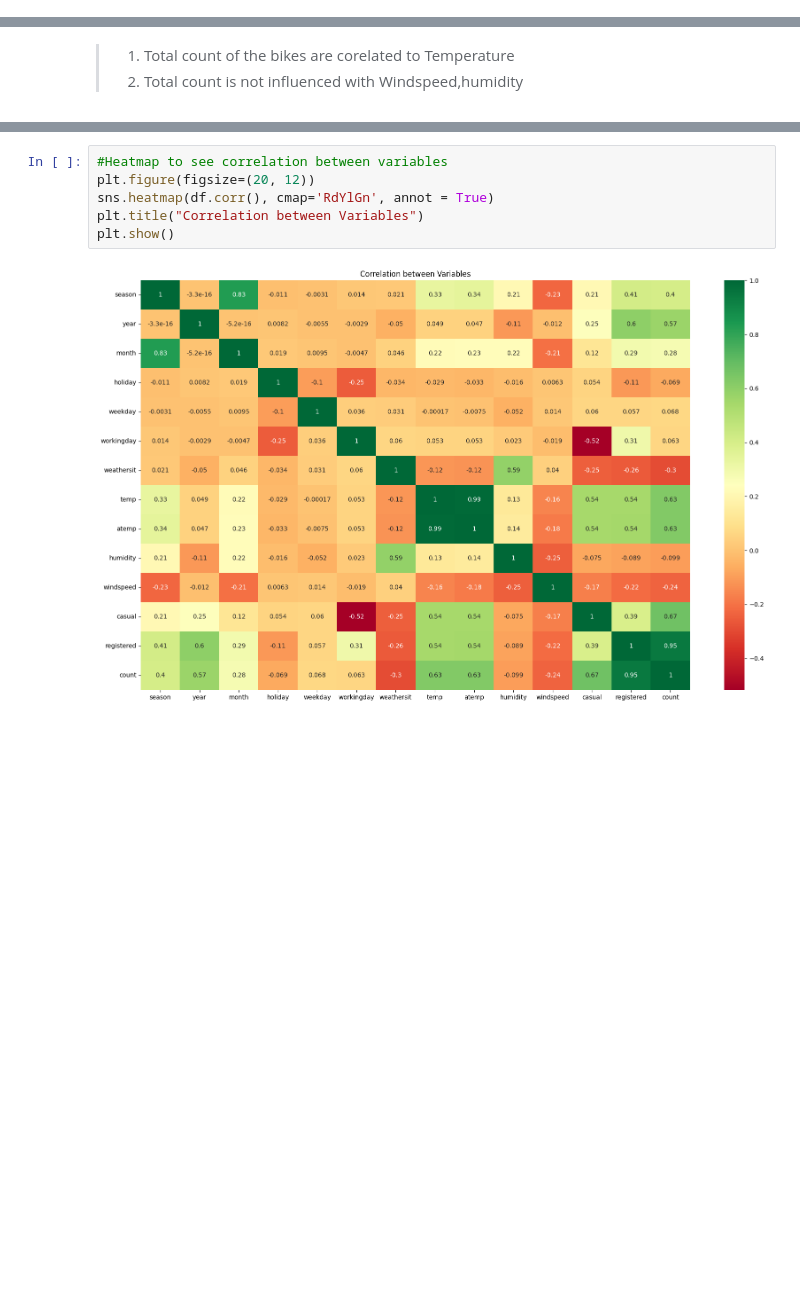
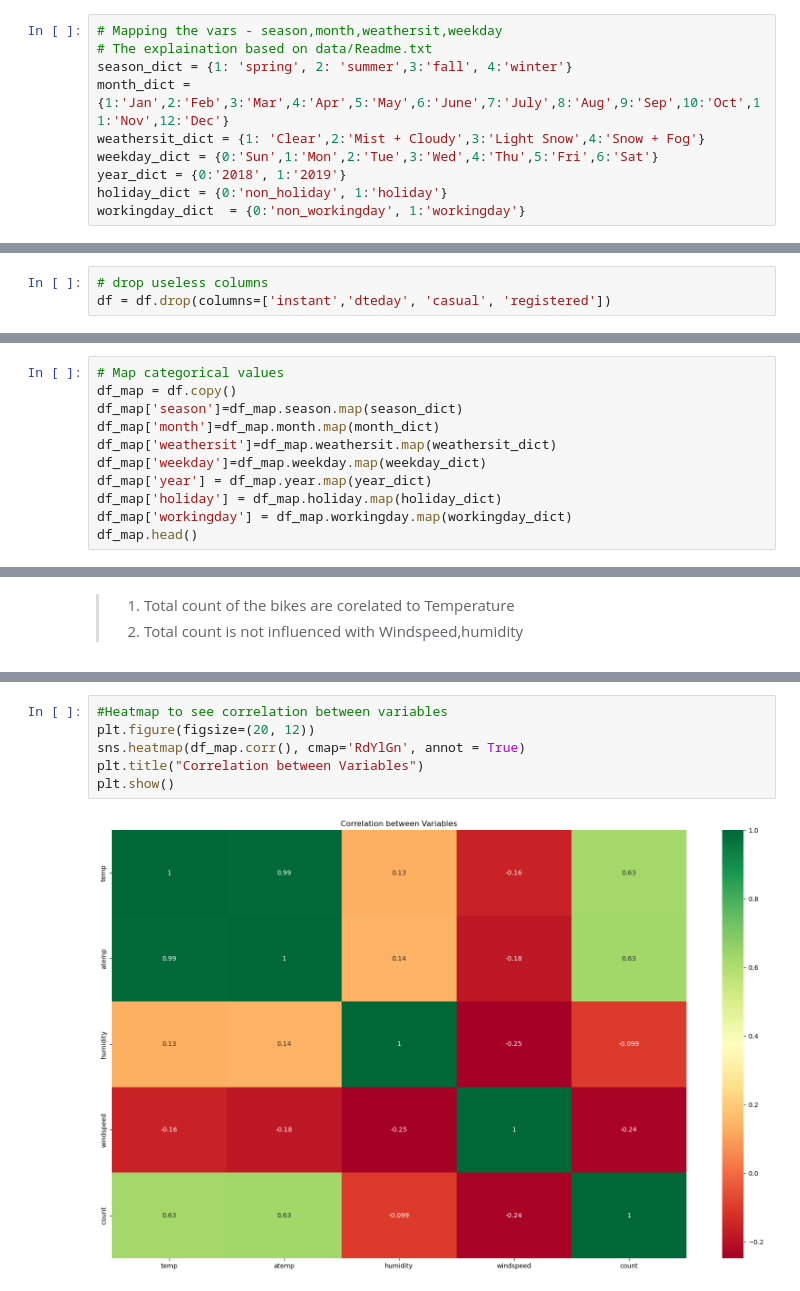
Before and after one commit to cuonghv0298/Bike-Sharing-Regression, a Jupyter notebook: LinearRegressionAssigment.ipynb, the cells around one changed output, grey strips where cells are left out. Saved outputs shown, nothing was run; the diff lists cells and outputs as text; blank space fills up the shorter version.

```diff
--- a/LinearRegressionAssigment.ipynb
+++ b/LinearRegressionAssigment.ipynb
@@ -117,0 +134,10 @@ cat_col = ['year', 'holiday', 'workingday', 'month', 'weathersit', 'season', 'we
+# %%
+# Mapping the vars - season,month,weathersit,weekday
+# The explaination based on data/Readme.txt
+season_dict = {1: 'spring', 2: 'summer',3:'fall', 4:'winter'}
+month_dict = {1:'Jan',2:'Feb',3:'Mar',4:'Apr',5:'May',6:'June',7:'July',8:'Aug',9:'Sep',10:'Oct',11:'Nov',12:'Dec'}
+weathersit_dict = {1: 'Clear',2:'Mist + Cloudy',3:'Light Snow',4:'Snow + Fog'}
+weekday_dict = {0:'Sun',1:'Mon',2:'Tue',3:'Wed',4:'Thu',5:'Fri',6:'Sat'}
+year_dict = {0:'2018', 1:'2019'}
+holiday_dict = {0:'non_holiday', 1:'holiday'}
+workingday_dict  = {0:'non_workingday', 1:'workingday'}
@@ -117,0 +152,3 @@ cat_col = ['year', 'holiday', 'workingday', 'month', 'weathersit', 'season', 'we
+# %%
+# drop useless columns
+df = df.drop(columns=['instant','dteday', 'casual', 'registered'])
@@ -117,0 +161,11 @@ cat_col = ['year', 'holiday', 'workingday', 'month', 'weathersit', 'season', 'we
+# %%
+# Map categorical values
+df_map = df.copy()
+df_map['season']=df_map.season.map(season_dict)
+df_map['month']=df_map.month.map(month_dict)
+df_map['weathersit']=df_map.weathersit.map(weathersit_dict)
+df_map['weekday']=df_map.weekday.map(weekday_dict)
+df_map['year'] = df_map.year.map(year_dict)
+df_map['holiday'] = df_map.holiday.map(holiday_dict)
+df_map['workingday'] = df_map.workingday.map(workingday_dict)
+df_map.head()
@@ -219,8 +296,8 @@ plt.show()
 # %%
 #Heatmap to see correlation between variables
 plt.figure(figsize=(20, 12))
-sns.heatmap(df.corr(), cmap='RdYlGn', annot = True)
+sns.heatmap(df_map.corr(), cmap='RdYlGn', annot = True)
 plt.title("Correlation between Variables")
 plt.show()
 # %% [output]
-[figure, old version]
+[figure, new version]
```
Also changed, not shown: parts of 78 cells of this notebook.
